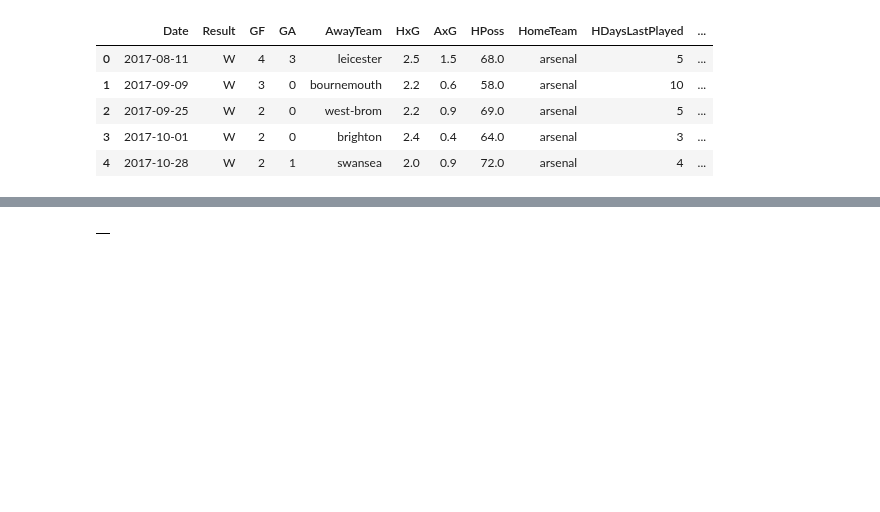
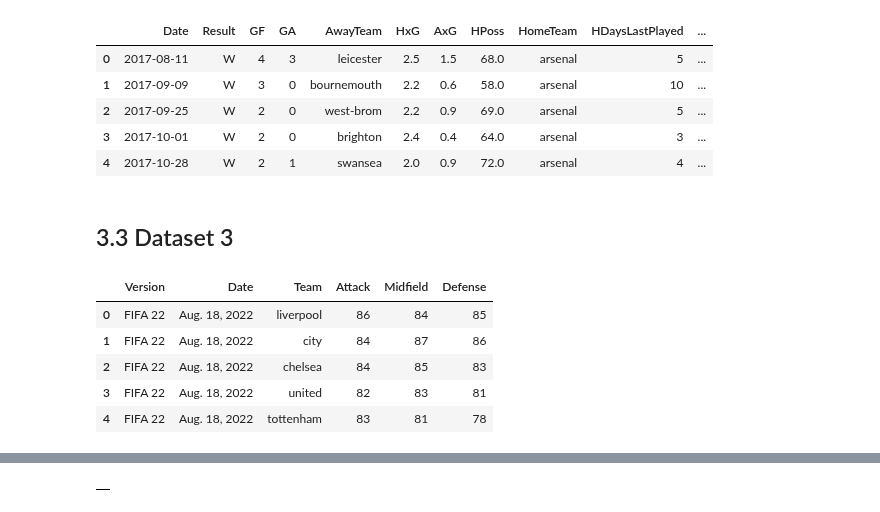
Before and after one commit to schoibs/football-match-prediction, a Jupyter notebook: 1 Data Preprocessing.ipynb, the cells around one changed output, grey strips where cells are left out. Saved outputs shown, nothing was run; the diff lists cells and outputs as text; code cells hidden in the pictures; blank space fills up the shorter version.

Commit message:
Perform data preprocessing in Dataset 3

```diff
--- a/1 Data Preprocessing.ipynb
+++ b/1 Data Preprocessing.ipynb
@@ -354,3 +354,32 @@ dataset2_df.head()
 | 2 | 2017-09-25 | W | 2 | 0 | west-brom | 2.2 | 0.9 | 69.0 | arsenal | 5 | ... |
 | 3 | 2017-10-01 | W | 2 | 0 | brighton | 2.4 | 0.4 | 64.0 | arsenal | 3 | ... |
 | 4 | 2017-10-28 | W | 2 | 1 | swansea | 2.0 | 0.9 | 72.0 | arsenal | 4 | ... |
+# %% [markdown]
+## 3.3 Dataset 3
+# %%
+# standardize the teams names across all datasets
+
+rename_teams = {'Liverpool': 'liverpool', 'Manchester City': 'city', 'Chelsea': 'chelsea', 'Manchester United': 'united', 'Tottenham Hotspur': 'tottenham',
+                'Leicester City': 'leicester', 'Arsenal': 'arsenal', 'West Ham United': 'west-ham', 'Aston Villa': 'aston-villa', 'Wolverhampton Wanderers': 'wolves',
+                'Everton': 'everton', 'Newcastle United': 'newcastle', 'Leeds United': 'leeds', 'Crystal Palace': 'palace', 'Burnley': 'burnley',
+                'Southampton': 'southampton', 'Brighton & Hove Albion': 'brighton', 'Brentford': 'brentford', 'Watford': 'watford', 'Norwich City': 'norwich',
+                'Fulham': 'fulham', 'West Bromwich Albion': 'west-brom', 'Sheffield United': 'sheffield', 'AFC Bournemouth': 'bournemouth', 'Bournemouth': 'bournemouth',
+                'Huddersfield Town': 'huddersfield', 'Cardiff City': 'cardiff', 'Stoke City': 'stoke', 'Swansea City': 'swansea', 'Sunderland': 'sunderland',
+                'Hull City': 'hull', 'Middlesbrough': 'middlesbrough'}
+# %%
+dataset3_df = pd.read_csv(f'datasets/data-source-3/dataset3.csv')
+
+# remove irrelevant data
+dataset3_df = dataset3_df[dataset3_df['Team'].isin(list(rename_teams.keys()))]
+
+# rename team names in the 'Team' column for standardized team names
+dataset3_df['Team'] = dataset3_df['Team'].apply(lambda word : rename_teams[word])
+
+dataset3_df.head()
+# %% [output]
+|  | Version | Date | Team | Attack | Midfield | Defense |
+| 0 | FIFA 22 | Aug. 18, 2022 | liverpool | 86 | 84 | 85 |
+| 1 | FIFA 22 | Aug. 18, 2022 | city | 84 | 87 | 86 |
+| 2 | FIFA 22 | Aug. 18, 2022 | chelsea | 84 | 85 | 83 |
+| 3 | FIFA 22 | Aug. 18, 2022 | united | 82 | 83 | 81 |
+| 4 | FIFA 22 | Aug. 18, 2022 | tottenham | 83 | 81 | 78 |
```
Also changed, not shown: parts of 12 cells of this notebook, 3 other files.
